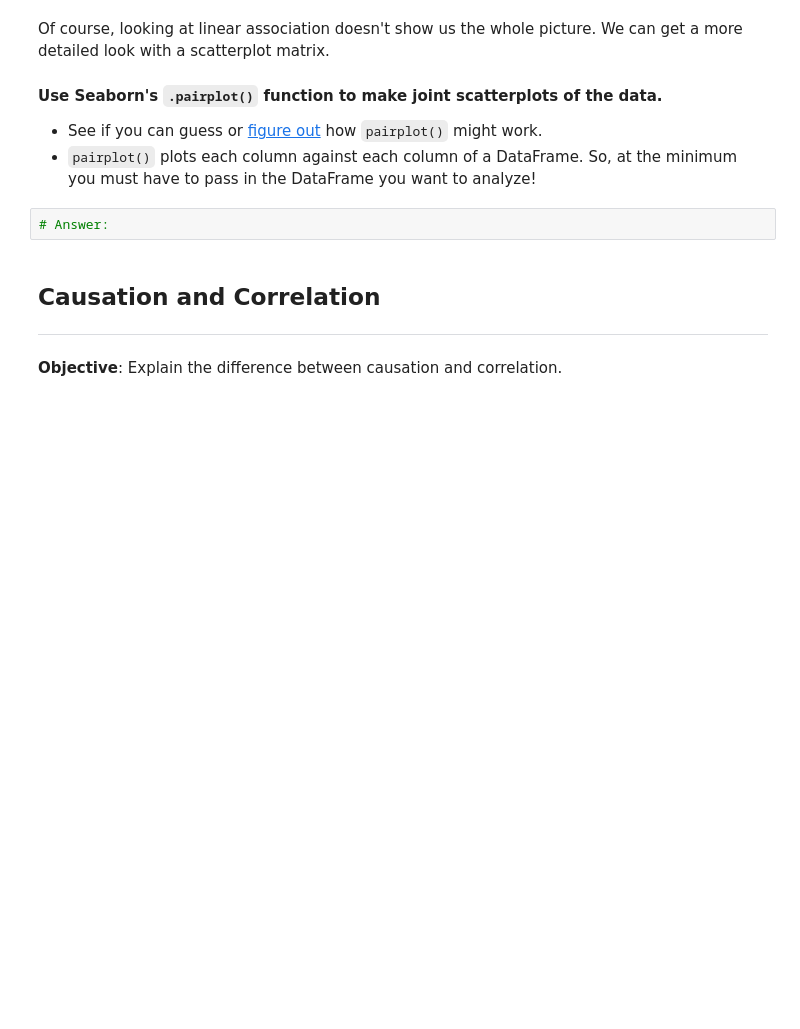
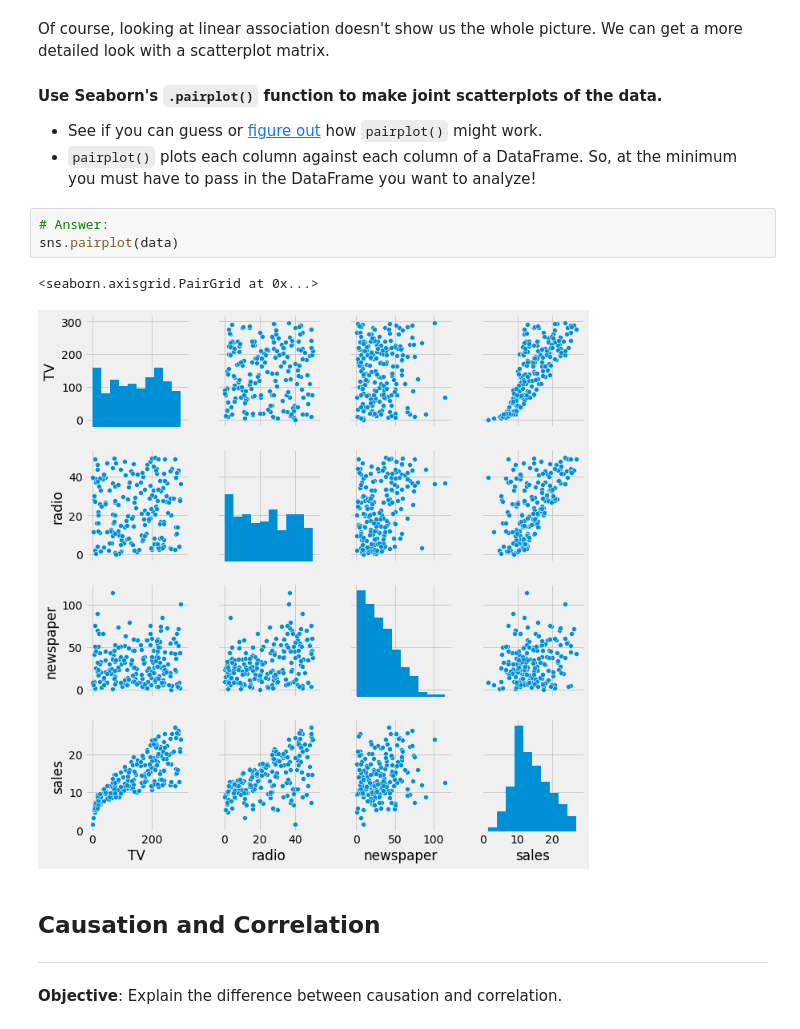
Before and after one commit to DineshPendyala/Start-ML, a Jupyter notebook: lessons/06/experiments-hypothesis-tests.ipynb, the cells around one changed output. Saved outputs shown, nothing was run; the diff lists cells and outputs as text; blank space fills up the shorter version.

```diff
--- a/lessons/06/experiments-hypothesis-tests.ipynb
+++ b/lessons/06/experiments-hypothesis-tests.ipynb
@@ -196,6 +235,10 @@ Of course, looking at linear association doesn't show us the whole picture. We c
 - `pairplot()` plots each column against each column of a DataFrame. So, at the minimum you must have to pass in the DataFrame you want to analyze!
 # %%
 # Answer:
+sns.pairplot(data)
+# %% [output]
+<seaborn.axisgrid.PairGrid at 0x...>
+[figure, added]
 # %% [markdown]
 <a id="causation-and-correlation"></a>
 ## Causation and Correlation
```
Also changed, not shown: parts of 26 cells of this notebook, 6 other files.
